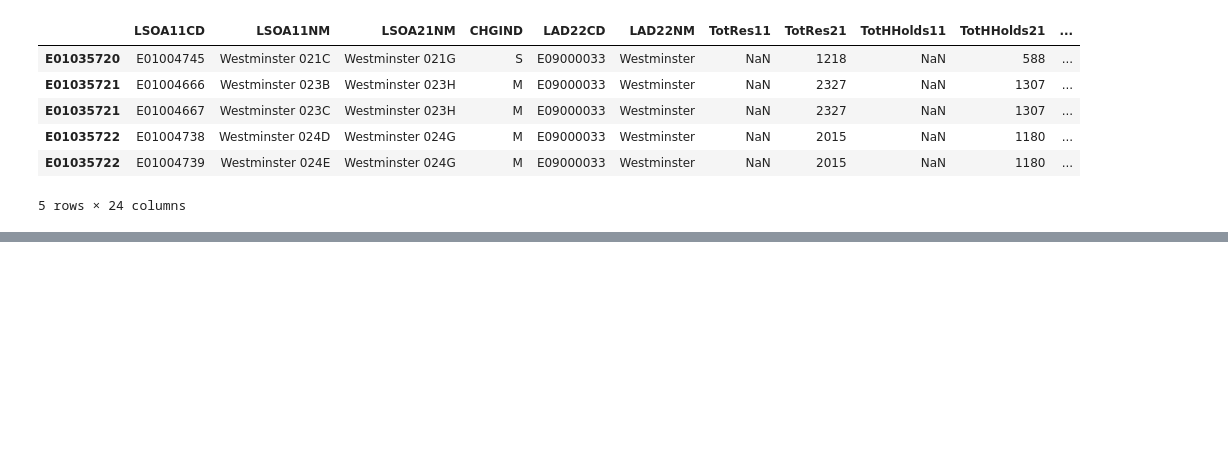
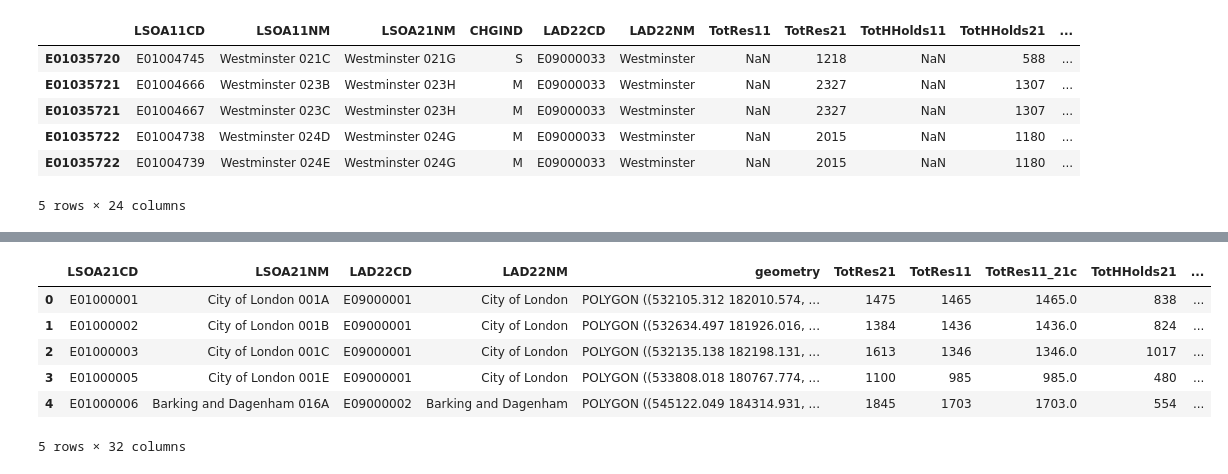
Before and after one commit to jamesdamillington/london-data, a Jupyter notebook: code/london-merge-census-geographies.ipynb, the cells around one changed output, grey strips where cells are left out. Cells and saved outputs as stored; diff of their text form; code cells hidden in the pictures; blank space fills up the shorter version.

```diff
--- a/code/london-merge-census-geographies.ipynb
+++ b/code/london-merge-census-geographies.ipynb
@@ -494,3 +517,13 @@ E01000006    1699.0     837.0    861.0    177.0      58.0    557.0      50.0
+# %%
+dat_efit.head()
+# %% [output]
+|  | LSOA21CD | LSOA21NM | LAD22CD | LAD22NM | geometry | TotRes21 | TotRes11 | TotRes11_21c | TotHHolds21 | ... |
+| 0 | E01000001 | City of London 001A | E09000001 | City of London | POLYGON ((532105.312 182010.574, ... | 1475 | 1465 | 1465.0 | 838 | ... |
+| 1 | E01000002 | City of London 001B | E09000001 | City of London | POLYGON ((532634.497 181926.016, ... | 1384 | 1436 | 1436.0 | 824 | ... |
+| 2 | E01000003 | City of London 001C | E09000001 | City of London | POLYGON ((532135.138 182198.131, ... | 1613 | 1346 | 1346.0 | 1017 | ... |
+| 3 | E01000005 | City of London 001E | E09000001 | City of London | POLYGON ((533808.018 180767.774, ... | 1100 | 985 | 985.0 | 480 | ... |
+| 4 | E01000006 | Barking and Dagenham 016A | E09000002 | Barking and Dagenham | POLYGON ((545122.049 184314.931, ... | 1845 | 1703 | 1703.0 | 554 | ... |
+5 rows × 32 columns
 # %%
 
 
```
Also changed, not shown: parts of 1 cell of this notebook, 1 other file.
